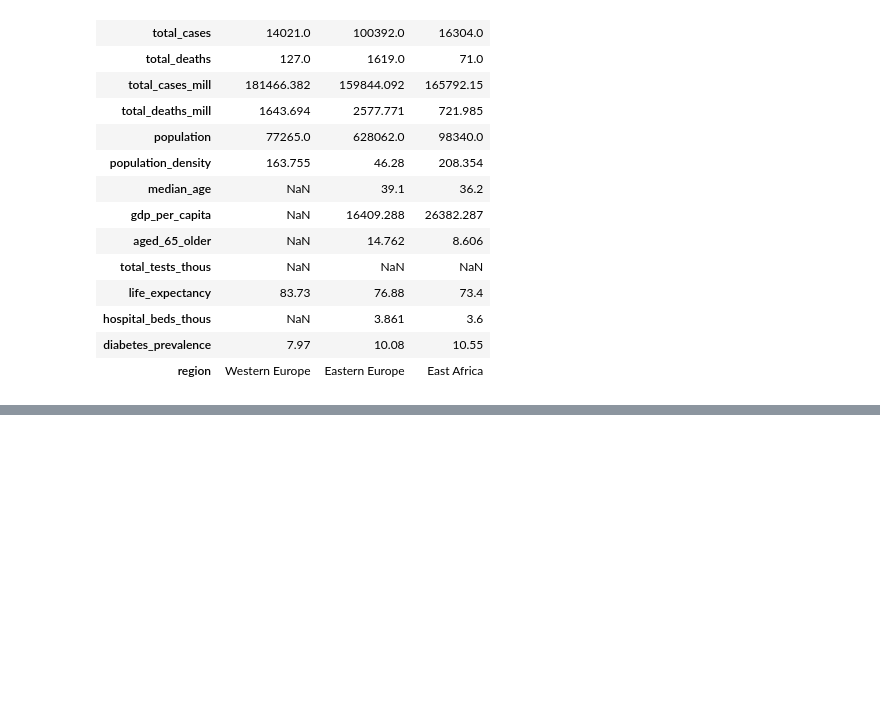
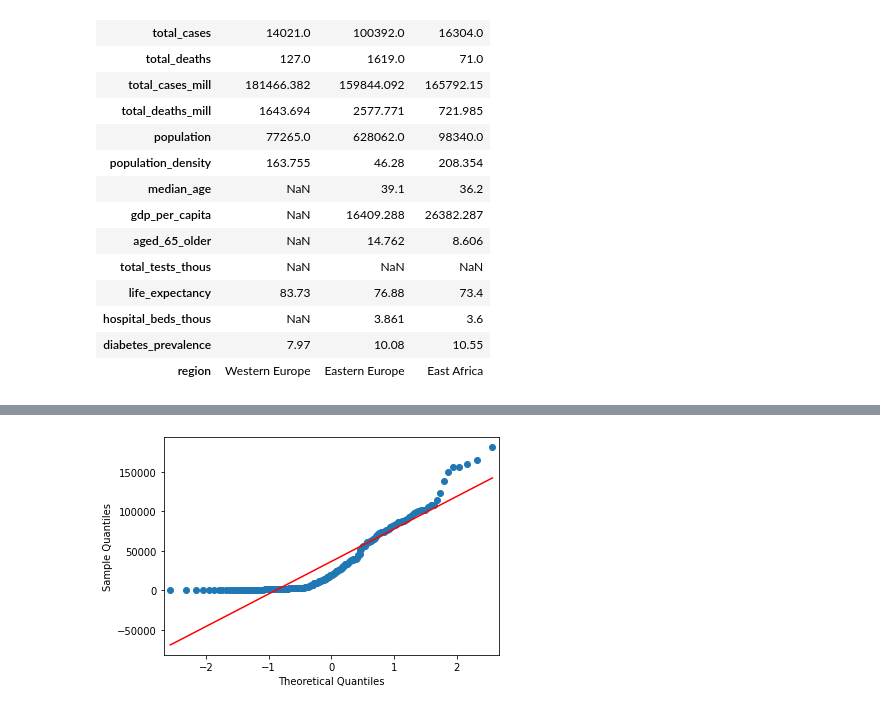
Before and after one commit to alextanhongpin/data-cleaning-and-exploration-with-machine-learning, a Jupyter notebook: 01-basic.ipynb, the cells around one changed output, grey strips where cells are left out. Drawn from its saved outputs; the diff is of its cells as text; code cells hidden in the pictures; blank space fills up the shorter version.

```diff
--- a/01-basic.ipynb
+++ b/01-basic.ipynb
@@ -530,0 +609,9 @@ covid_totals.loc[covid_totals.total_cases_mill > extreme_value_high].T
+# %%
+import statsmodels.api as sm
+
+_ = sm.qqplot(
+    covid_totals[["total_cases_mill"]].sort_values(["total_cases_mill"]).dropna(),
+    line="s",
+)
+# %% [output]
+[figure, added]
```
Also changed, not shown: parts of 16 cells of this notebook.
